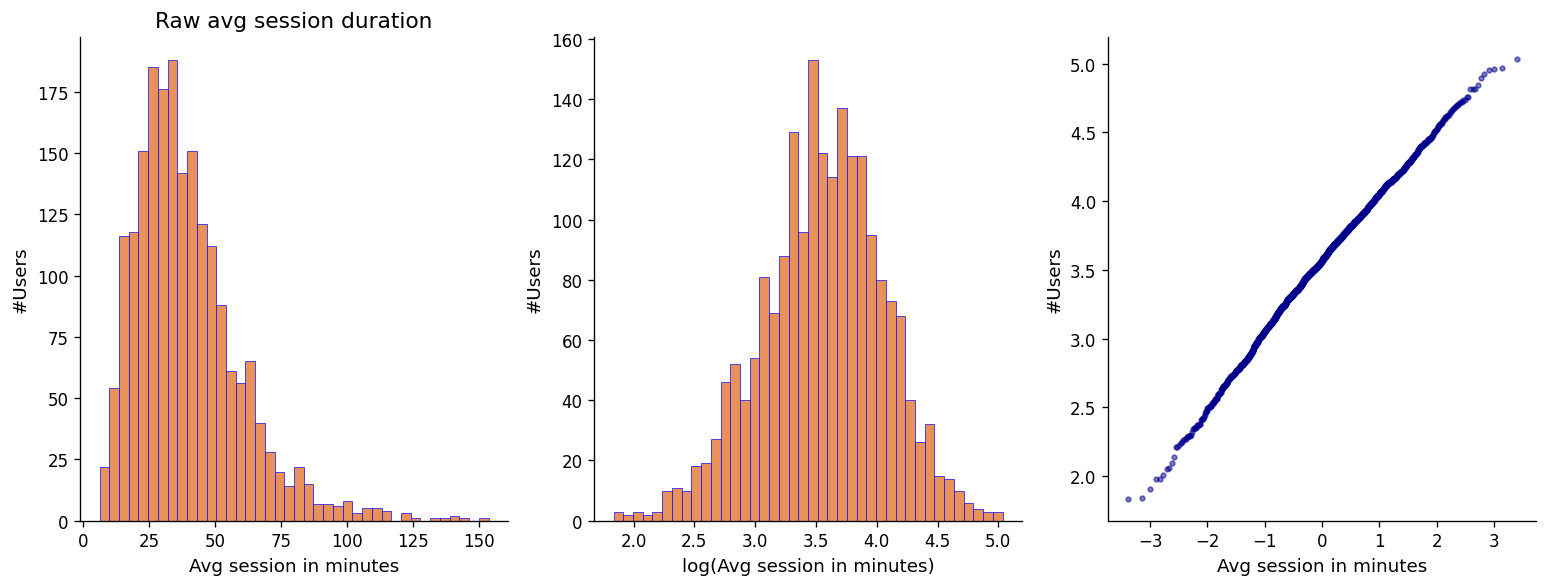
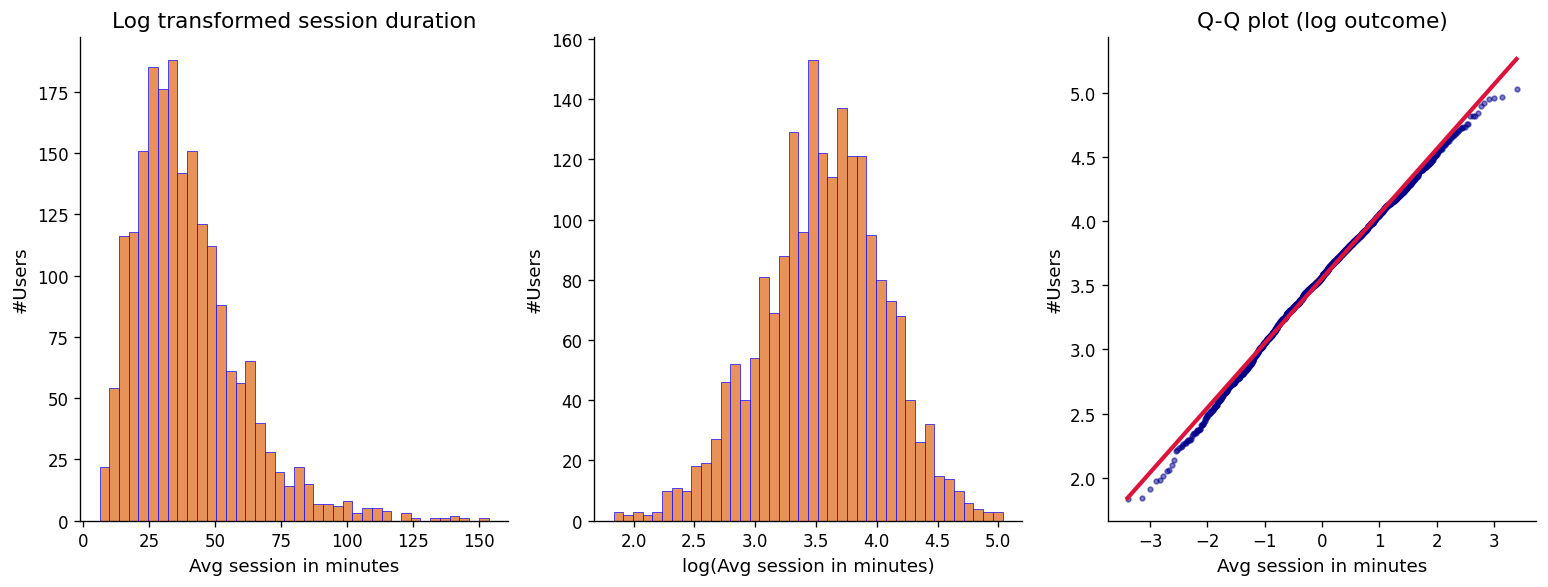
The notebook cell's code change between the first figure and the second:
--- before
+++ after
@@ -24,5 +24,6 @@
 (osm,osr),(slope,intercept,r) = stats.probplot(y_log, dist='norm')
 axes[2].scatter(osm, osr, color ='darkblue', s=8, alpha= 0.5)
-axes[0].set_title("Raw avg session duration")
+axes[2].plot(osm, slope* np.array(osm) + intercept, color='crimson', lw=2.5, label ='Normal ref.')
+axes[2].set_title("Q-Q plot (log outcome)")
 axes[2].set_xlabel("Avg session in minutes")
 axes[2].set_ylabel("#Users")

Commit: updated a1.1 (fixed error)